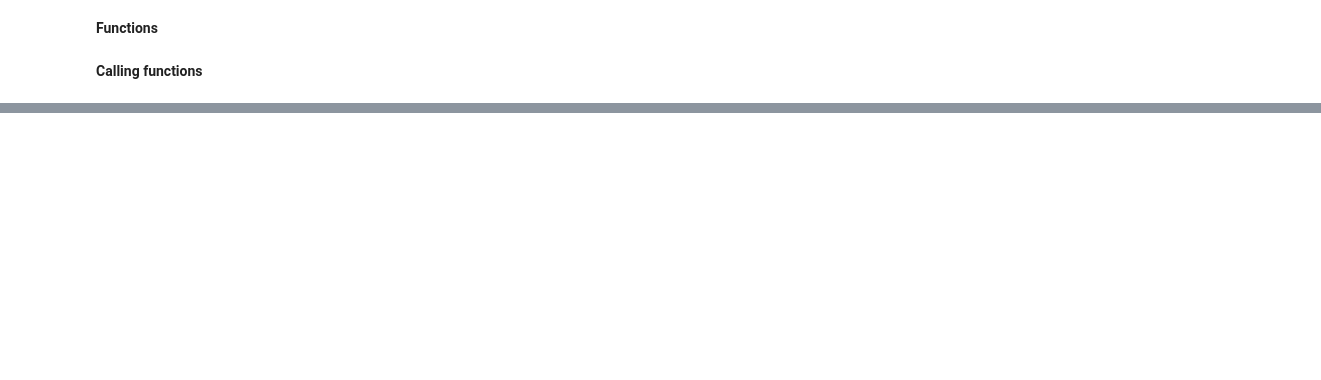
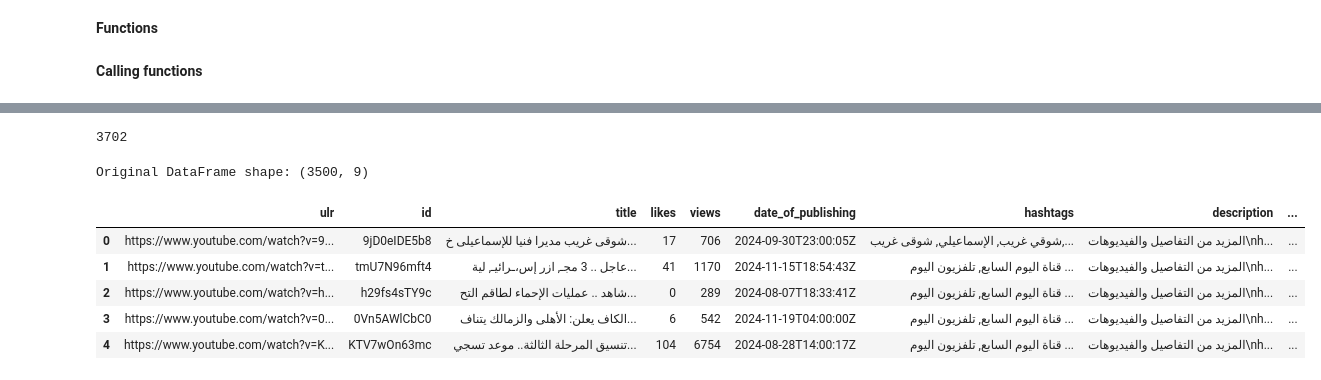
Before and after one commit to hezam2022/Arabic-news-and-public-opinion-dataset-from-YouTube, a Jupyter notebook: youtube__hezam.ipynb, the cells around one changed output, grey strips where cells are left out. Drawn from its saved outputs; the diff is of its cells as text; code cells hidden in the pictures; blank space fills up the shorter version.

```diff
--- a/youtube__hezam.ipynb
+++ b/youtube__hezam.ipynb
@@ -461,0 +434,4 @@ df['Comments Details'][0]
+# %%
+len(data)
+# %% [output]
+3702
@@ -461,0 +440,20 @@ df['Comments Details'][0]
+# %%
+
+import pandas as pd
+
+# Read the Excel file
+df = pd.read_csv('/content/drive/MyDrive/news_YouTube/video_details_'+str(chanll)+'.csv')
+df=df[0:3500]
+df.to_csv('/content/drive/MyDrive/news_YouTube/video_details_'+str(chanll)+'.csv',encoding='utf-8-sig',index=False)
+# Display the shape and first few rows of the DataFrame
+print("Original DataFrame shape:", df.shape)
+# Display the DataFrame
+df.head()
+# %% [output]
+Original DataFrame shape: (3500, 9)
+|  | ulr | id | title | likes | views | date_of_publishing | hashtags | description | ... |
+| 0 | https://www.youtube.com/watch?v=9... | 9jD0eIDE5b8 | شوقى غريب مديرا فنيا للإسماعيلى خ... | 17 | 706 | 2024-09-30T23:00:05Z | شوقي غريب, الإسماعيلي, شوقى غريب,... | المزيد من التفاصيل والفيديوهات\nh... | ... |
+| 1 | https://www.youtube.com/watch?v=t... | tmU7N96mft4 | عاجل .. 3 مجـ, ازر إس،ـرائيـ, لية... | 41 | 1170 | 2024-11-15T18:54:43Z | قناة اليوم السابع, تلفزيون اليوم ... | المزيد من التفاصيل والفيديوهات\nh... | ... |
+| 2 | https://www.youtube.com/watch?v=h... | h29fs4sTY9c | شاهد .. عمليات الإحماء لطاقم التح... | 0 | 289 | 2024-08-07T18:33:41Z | قناة اليوم السابع, تلفزيون اليوم ... | المزيد من التفاصيل والفيديوهات\nh... | ... |
+| 3 | https://www.youtube.com/watch?v=0... | 0Vn5AWlCbC0 | الكاف يعلن: الأهلى والزمالك يتناف... | 6 | 542 | 2024-11-19T04:00:00Z | قناة اليوم السابع, تلفزيون اليوم ... | المزيد من التفاصيل والفيديوهات\nh... | ... |
+| 4 | https://www.youtube.com/watch?v=K... | KTV7wOn63mc | تنسيق المرحلة الثالثة.. موعد تسجي... | 104 | 6754 | 2024-08-28T14:00:17Z | قناة اليوم السابع, تلفزيون اليوم ... | المزيد من التفاصيل والفيديوهات\nh... | ... |
```
Also changed, not shown: parts of 16 cells of this notebook.
